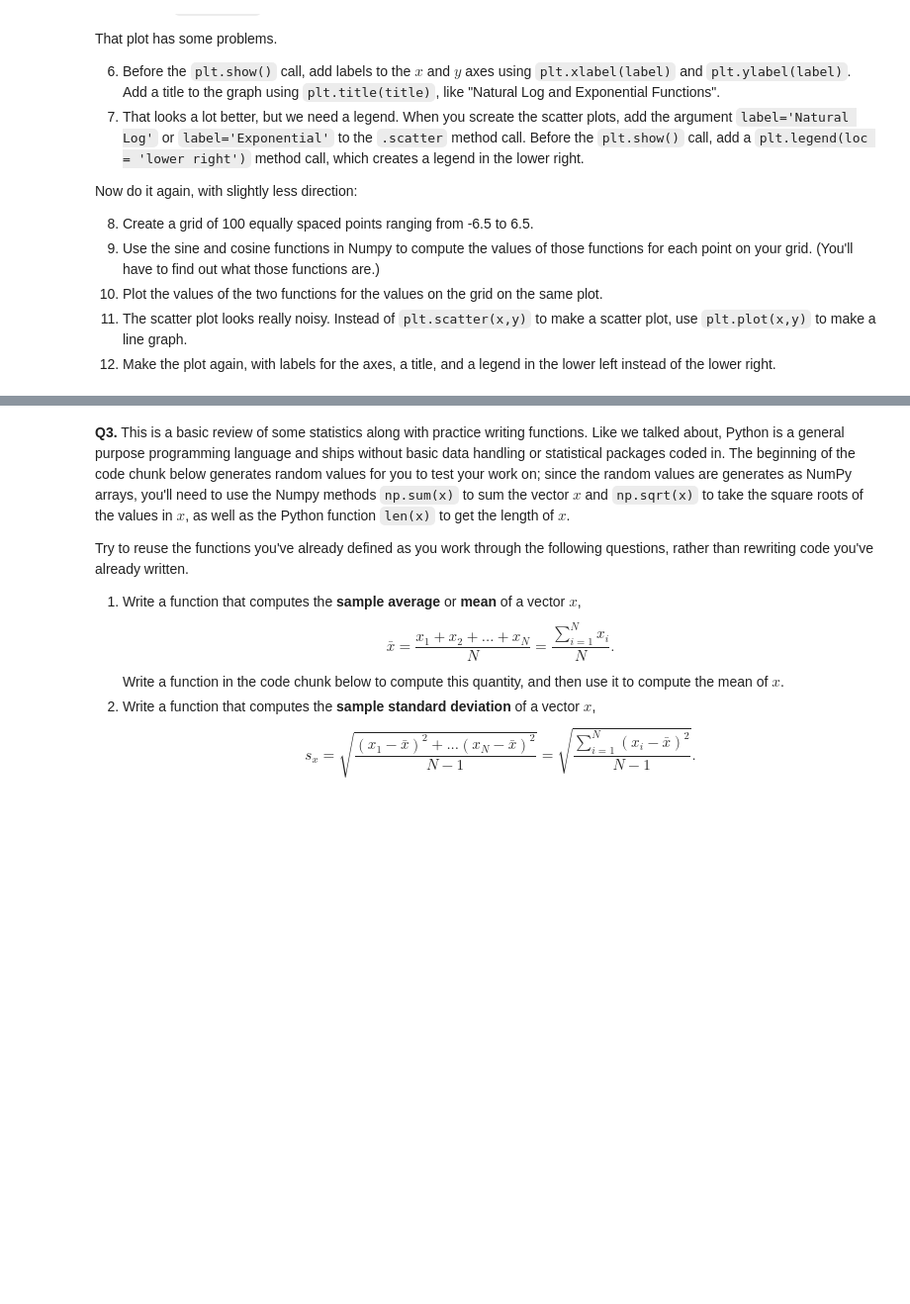
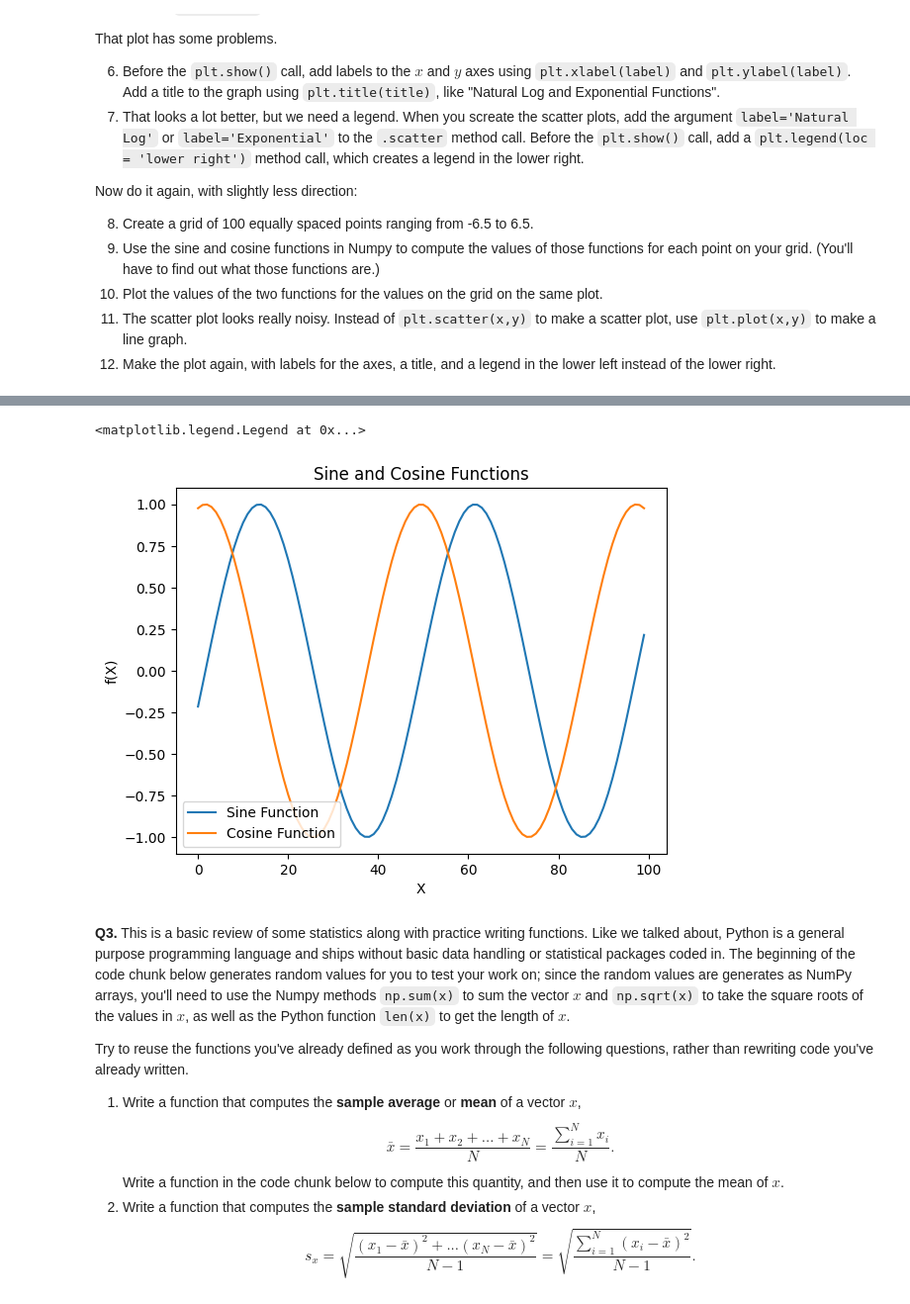
Before and after one commit to teaganabritten/programmingfork, a Jupyter notebook: assignment/assignment_programming.ipynb, the cells around one changed output, grey strips where cells are left out. Shown at 99% size. Saved outputs shown, nothing was run; the diff lists cells and outputs as text; code cells hidden in the pictures; blank space fills up the shorter version.

```diff
--- a/assignment/assignment_programming.ipynb
+++ b/assignment/assignment_programming.ipynb
@@ -42,3 +65,17 @@ import matplotlib.pyplot as plt
+# %%
+x = np.linspace(-6.5,6.5,100)
+xsin = np.sin(x)
+xcos = np.cos(x)
+
+plt.plot(xsin, label='Sine Function')
+plt.plot(xcos, label='Cosine Function')
+plt.xlabel('X')
+plt.ylabel('f(X)')
+plt.title('Sine and Cosine Functions')
+plt.legend(loc = 'lower left')
+# %% [output]
+<matplotlib.legend.Legend at 0x...>
+[figure, added]
 # %% [markdown]
 **Q3.** This is a basic review of some statistics along with practice writing functions. Like we talked about, Python is a general purpose programming language and ships without basic data handling or statistical packages coded in. The beginning of the code chunk below generates random values for you to test your work on; since the random values are generates as NumPy arrays, you'll need to use the Numpy methods `np.sum(x)` to sum the vector $x$ and `np.sqrt(x)` to take the square roots of the values in $x$, as well as the Python function `len(x)` to get the length of $x$.
 
```
Also changed, not shown: parts of 2 cells of this notebook.
